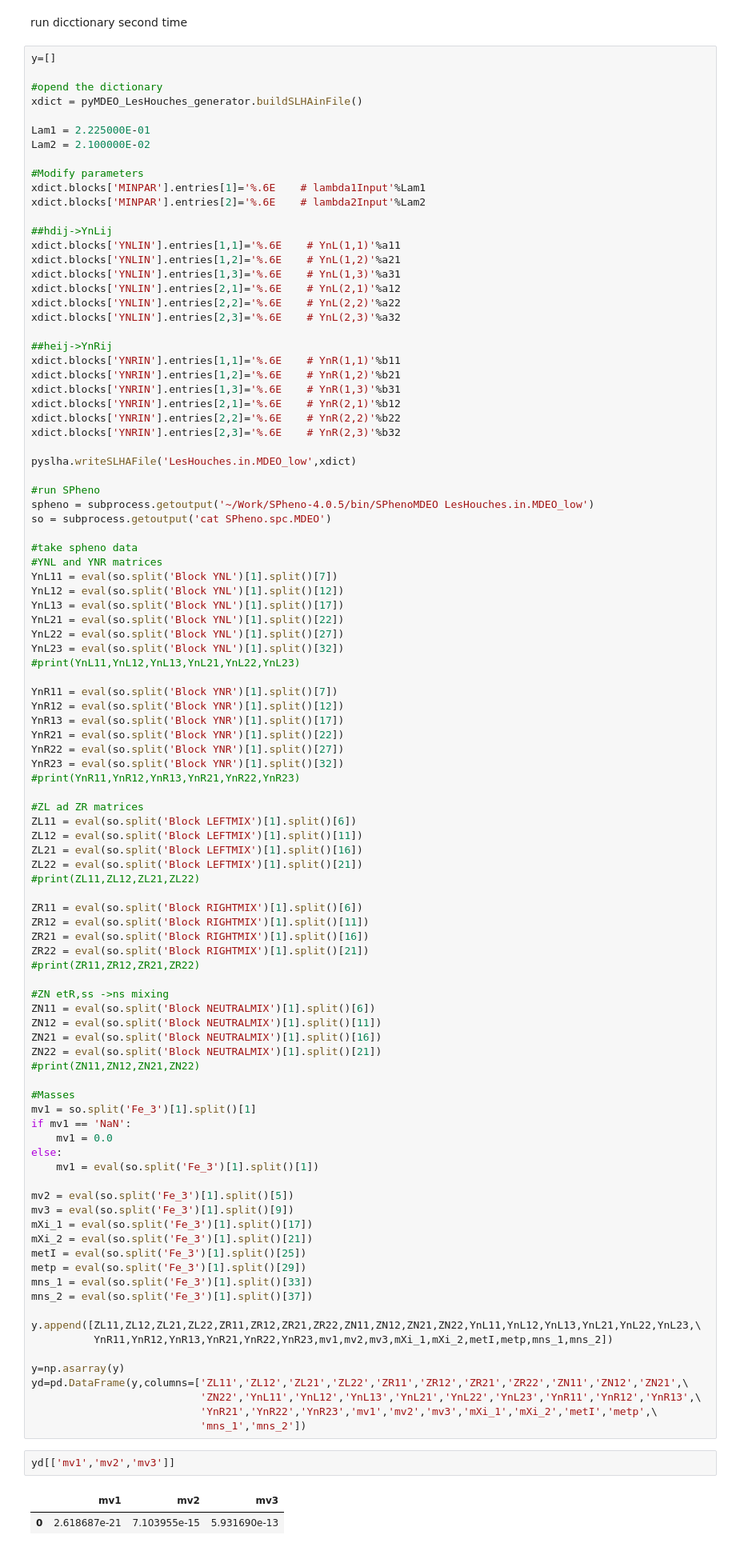
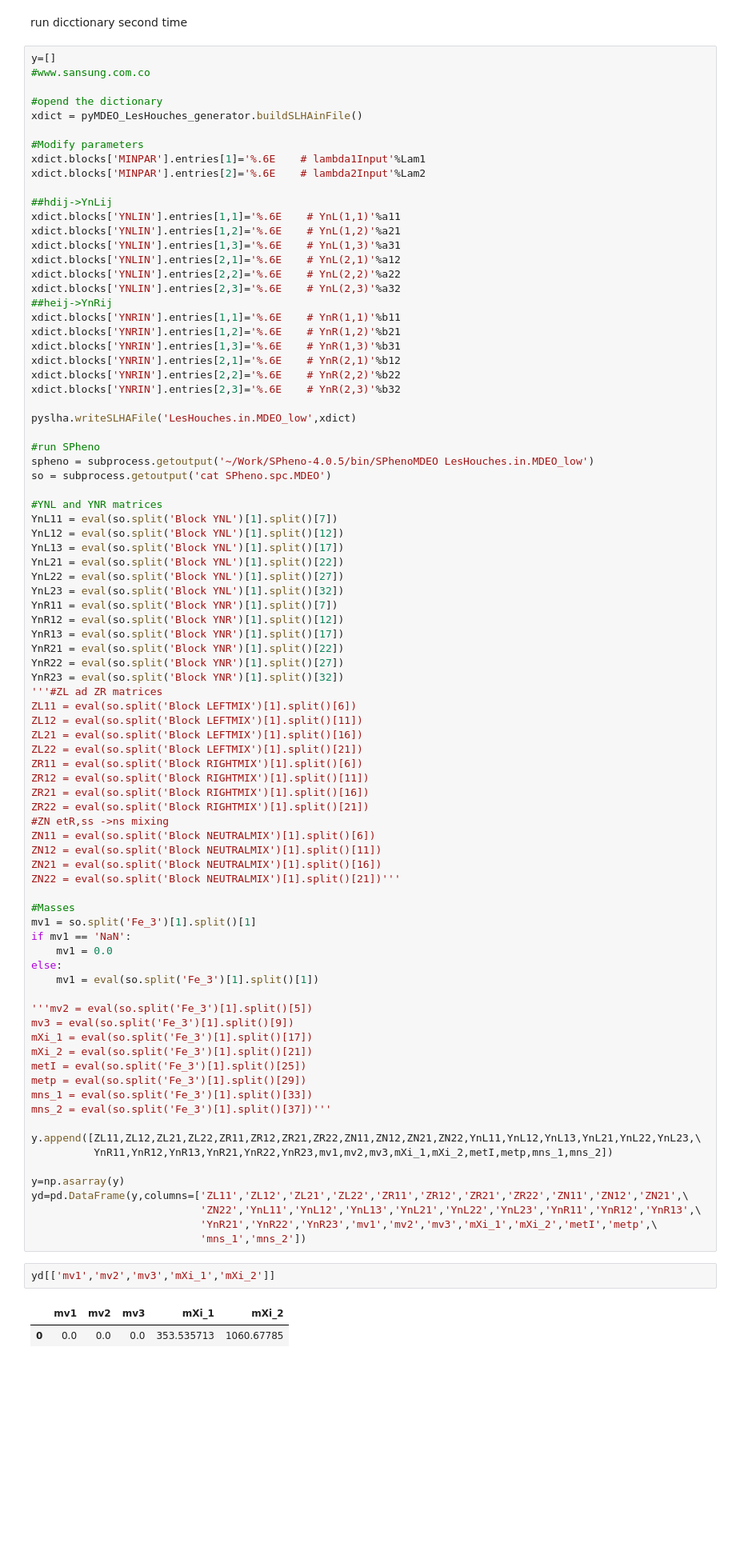
Before and after one commit to davidsuarezr/MDEO, a Jupyter notebook: Neutrino-masses-inversion.ipynb, the cells around one changed output. Shown at 80% size. Saved outputs shown, nothing was run; the diff lists cells and outputs as text; blank space fills up the shorter version.

```diff
--- a/Neutrino-masses-inversion.ipynb
+++ b/Neutrino-masses-inversion.ipynb
@@ -207,12 +198,10 @@ print(b11,b21,b31,b12,b22,b32)
 run dicctionary second time
 # %%
 y=[]
+#www.sansung.com.co
 
 #opend the dictionary
 xdict = pyMDEO_LesHouches_generator.buildSLHAinFile()
-
-Lam1 = 2.225000E-01
-Lam2 = 2.100000E-02
 
 #Modify parameters
 xdict.blocks['MINPAR'].entries[1]='%.6E    # lambda1Input'%Lam1
@@ -225,7 +214,6 @@ xdict.blocks['YNLIN'].entries[1,3]='%.6E    # YnL(1,3)'%a31
 xdict.blocks['YNLIN'].entries[2,1]='%.6E    # YnL(2,1)'%a12
 xdict.blocks['YNLIN'].entries[2,2]='%.6E    # YnL(2,2)'%a22
 xdict.blocks['YNLIN'].entries[2,3]='%.6E    # YnL(2,3)'%a32
-
 ##heij->YnRij
 xdict.blocks['YNRIN'].entries[1,1]='%.6E    # YnR(1,1)'%b11
 xdict.blocks['YNRIN'].entries[1,2]='%.6E    # YnR(1,2)'%b21
@@ -240,7 +228,6 @@ pyslha.writeSLHAFile('LesHouches.in.MDEO_low',xdict)
 spheno = subprocess.getoutput('~/Work/SPheno-4.0.5/bin/SPhenoMDEO LesHouches.in.MDEO_low')
 so = subprocess.getoutput('cat SPheno.spc.MDEO')
 
-#take spheno data
 #YNL and YNR matrices
 YnL11 = eval(so.split('Block YNL')[1].split()[7])
 YnL12 = eval(so.split('Block YNL')[1].split()[12])
@@ -248,35 +235,26 @@ YnL13 = eval(so.split('Block YNL')[1].split()[17])
 YnL21 = eval(so.split('Block YNL')[1].split()[22])
 YnL22 = eval(so.split('Block YNL')[1].split()[27])
 YnL23 = eval(so.split('Block YNL')[1].split()[32])
-#print(YnL11,YnL12,YnL13,YnL21,YnL22,YnL23)
-
 YnR11 = eval(so.split('Block YNR')[1].split()[7])
 YnR12 = eval(so.split('Block YNR')[1].split()[12])
 YnR13 = eval(so.split('Block YNR')[1].split()[17])
 YnR21 = eval(so.split('Block YNR')[1].split()[22])
 YnR22 = eval(so.split('Block YNR')[1].split()[27])
 YnR23 = eval(so.split('Block YNR')[1].split()[32])
-#print(YnR11,YnR12,YnR13,YnR21,YnR22,YnR23)
-
-#ZL ad ZR matrices
+'''#ZL ad ZR matrices
 ZL11 = eval(so.split('Block LEFTMIX')[1].split()[6])
 ZL12 = eval(so.split('Block LEFTMIX')[1].split()[11])
 ZL21 = eval(so.split('Block LEFTMIX')[1].split()[16])
 ZL22 = eval(so.split('Block LEFTMIX')[1].split()[21])
-#print(ZL11,ZL12,ZL21,ZL22)
-
 ZR11 = eval(so.split('Block RIGHTMIX')[1].split()[6])
 ZR12 = eval(so.split('Block RIGHTMIX')[1].split()[11])
 ZR21 = eval(so.split('Block RIGHTMIX')[1].split()[16])
 ZR22 = eval(so.split('Block RIGHTMIX')[1].split()[21])
-#print(ZR11,ZR12,ZR21,ZR22)
-
 #ZN etR,ss ->ns mixing
 ZN11 = eval(so.split('Block NEUTRALMIX')[1].split()[6])
 ZN12 = eval(so.split('Block NEUTRALMIX')[1].split()[11])
 ZN21 = eval(so.split('Block NEUTRALMIX')[1].split()[16])
-ZN22 = eval(so.split('Block NEUTRALMIX')[1].split()[21])
-#print(ZN11,ZN12,ZN21,ZN22)
+ZN22 = eval(so.split('Block NEUTRALMIX')[1].split()[21])'''
 
 #Masses
 mv1 = so.split('Fe_3')[1].split()[1]
@@ -285,14 +263,14 @@ if mv1 == 'NaN':
 else:
     mv1 = eval(so.split('Fe_3')[1].split()[1])
 
-mv2 = eval(so.split('Fe_3')[1].split()[5])
+'''mv2 = eval(so.split('Fe_3')[1].split()[5])
 mv3 = eval(so.split('Fe_3')[1].split()[9])
 mXi_1 = eval(so.split('Fe_3')[1].split()[17])
 mXi_2 = eval(so.split('Fe_3')[1].split()[21])
 metI = eval(so.split('Fe_3')[1].split()[25])
 metp = eval(so.split('Fe_3')[1].split()[29])
 mns_1 = eval(so.split('Fe_3')[1].split()[33])
-mns_2 = eval(so.split('Fe_3')[1].split()[37])
+mns_2 = eval(so.split('Fe_3')[1].split()[37])'''
 
 y.append([ZL11,ZL12,ZL21,ZL22,ZR11,ZR12,ZR21,ZR22,ZN11,ZN12,ZN21,ZN22,YnL11,YnL12,YnL13,YnL21,YnL22,YnL23,\
           YnR11,YnR12,YnR13,YnR21,YnR22,YnR23,mv1,mv2,mv3,mXi_1,mXi_2,metI,metp,mns_1,mns_2])
@@ -303,7 +281,7 @@ yd=pd.DataFrame(y,columns=['ZL11','ZL12','ZL21','ZL22','ZR11','ZR12','ZR21','ZR2
                            'YnR21','YnR22','YnR23','mv1','mv2','mv3','mXi_1','mXi_2','metI','metp',\
                            'mns_1','mns_2'])
 # %%
-yd[['mv1','mv2','mv3']]
+yd[['mv1','mv2','mv3','mXi_1','mXi_2']]
 # %% [output]
-|  | mv1 | mv2 | mv3 |
-| 0 | 2.618687e-21 | 7.103955e-15 | 5.931690e-13 |
+|  | mv1 | mv2 | mv3 | mXi_1 | mXi_2 |
+| 0 | 0.0 | 0.0 | 0.0 | 353.535713 | 1060.67785 |
```
Also changed, not shown: parts of 33 cells of this notebook, 7 other files.
